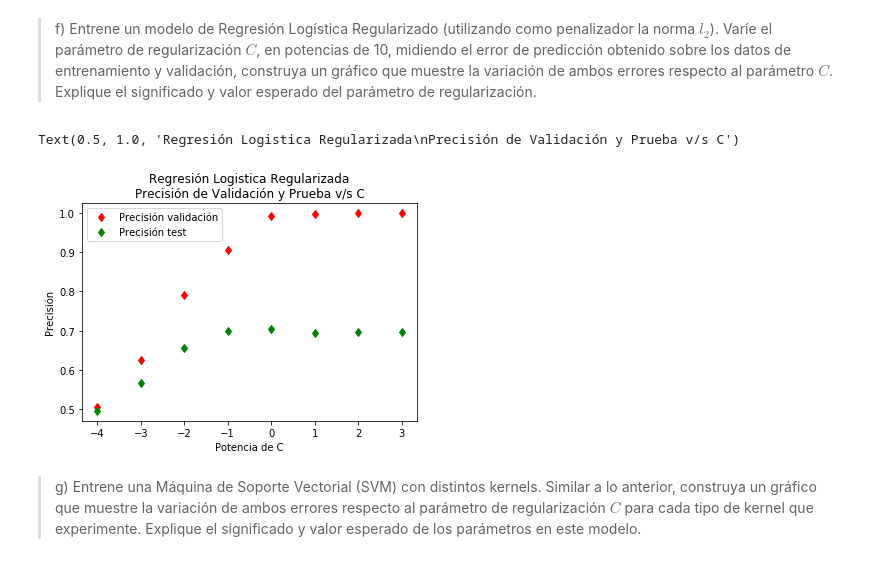
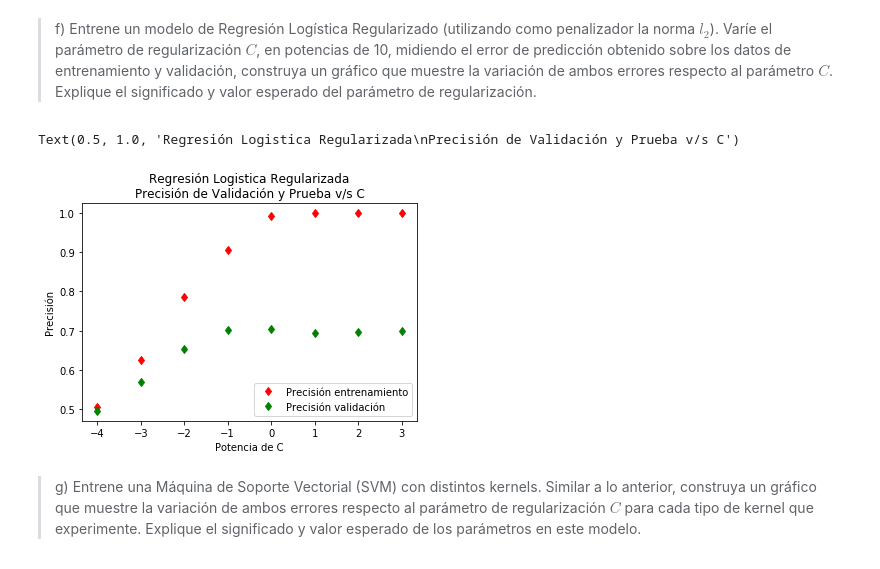
Before and after one commit to godinezseba/Tarea-2-MachineLearning, a Jupyter notebook: Sección 1/Sección 1.ipynb, the cells around one changed output. Cells and saved outputs as stored; diff of their text form; code cells hidden in the pictures.

```diff
--- a/Sección 1/Sección 1.ipynb
+++ b/Sección 1/Sección 1.ipynb
@@ -205,33 +240,33 @@ Se observa que no es linealmente separable, saludos.
 # %%
 from sklearn.linear_model import LogisticRegression
 
 def do_LOGIT(x,y,xv,yv, param):
     #print("Param C= ",param)
     model= LogisticRegression(penalty='l2', solver='saga')
     model.set_params(C=param)
     model.fit(x,y)
     train_acc = model.score(x,y)
     test_acc = model.score(xv,yv)
     return model, train_acc, test_acc
 
 Cs = [10**int(i) for i in np.arange(-4,4)]
 
 trains_acc = list()
 tests_acc = list()
 for c in Cs:
     _, train_acc, test_acc = do_LOGIT(features_train,labels_train,features_val,labels_val, param= c)
     trains_acc.append(train_acc)
     tests_acc.append(test_acc)
 
-plt.plot(np.arange(-4,4), trains_acc, 'rd', label="Precisión validación")
-plt.plot(np.arange(-4,4), tests_acc, 'gd', label="Precisión test")
+plt.plot(np.arange(-4,4), trains_acc, 'rd', label="Precisión entrenamiento")
+plt.plot(np.arange(-4,4), tests_acc, 'gd', label="Precisión validación")
 plt.legend(loc='best')
 plt.xlabel("Potencia de C")
 plt.ylabel("Precisión")
 plt.title("Regresión Logistica Regularizada\nPrecisión de Validación y Prueba v/s C")
 # %% [output]
 Text(0.5, 1.0, 'Regresión Logistica Regularizada\nPrecisión de Validación y Prueba v/s C')
-[figure, old version]
+[figure, new version]
 # %% [markdown]
 > g) Entrene una Máquina de Soporte Vectorial (SVM) con distintos kernels. Similar a lo anterior, construya un gráfico que muestre la variación de ambos errores respecto al parámetro de regularización $C$ para cada tipo de kernel que experimente. Explique el significado y valor esperado de los parámetros en este modelo.
 # %%
```
Also changed, not shown: parts of 10 cells of this notebook.
